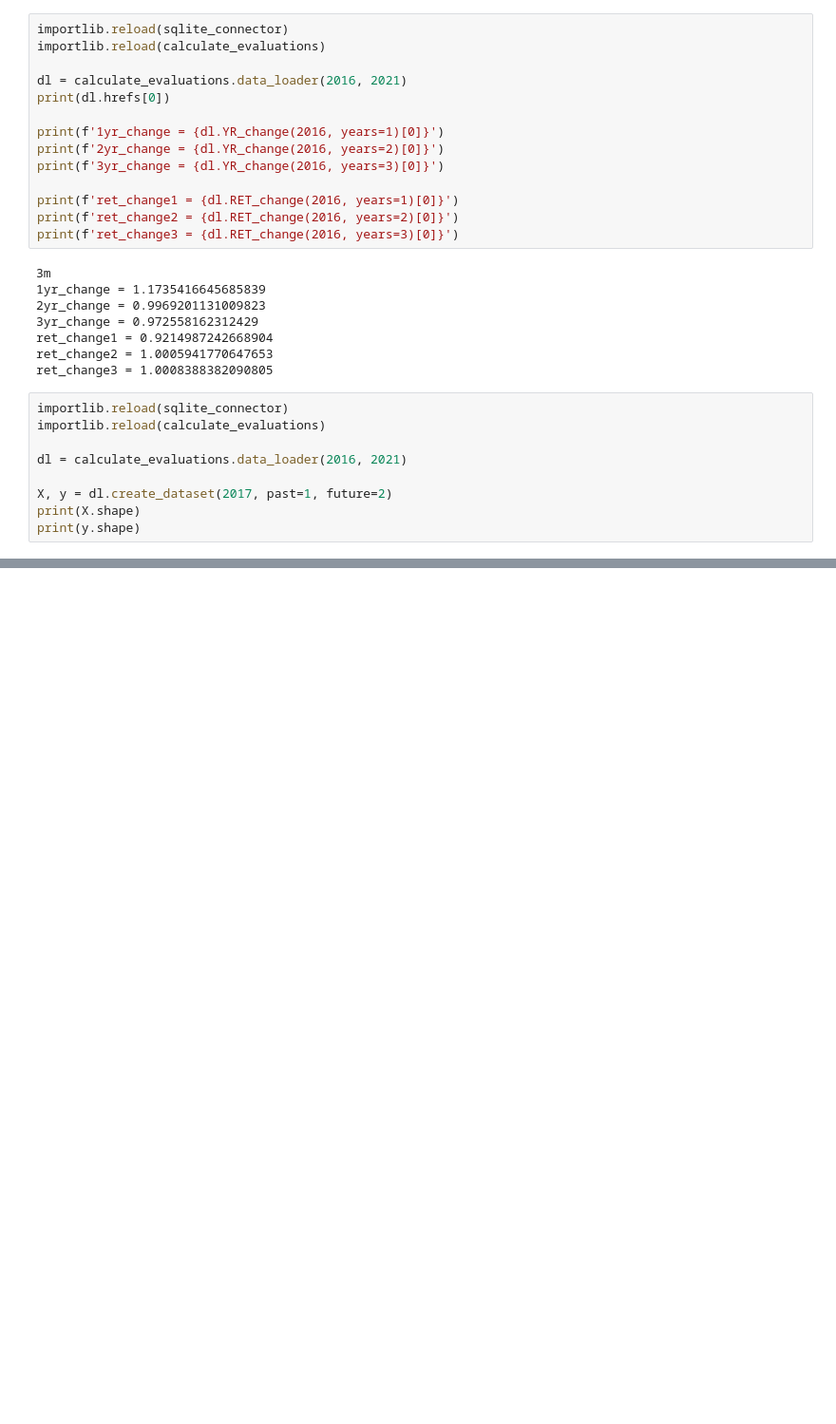
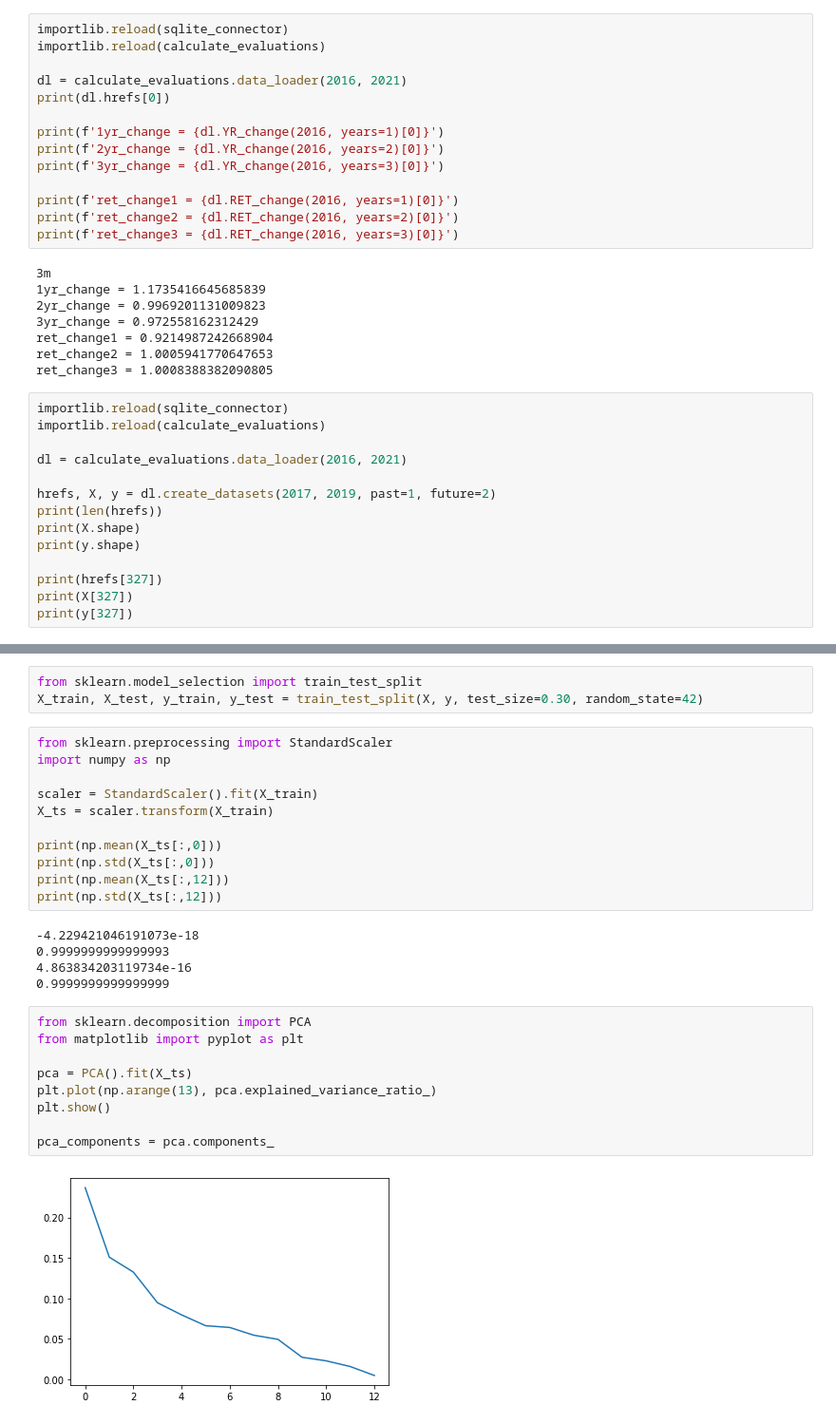
Before and after one commit to Michel150/stocks_machine_learning, a Jupyter notebook: model_creation/interactive.ipynb, the cells around one changed output, grey strips where cells are left out. Shown at 95% size. Cells and saved outputs as stored; diff of their text form; blank space fills up the shorter version.

Commit message:
trained_svr

```diff
--- a/model_creation/interactive.ipynb
+++ b/model_creation/interactive.ipynb
@@ -73,7 +60,12 @@ importlib.reload(calculate_evaluations)
 
 dl = calculate_evaluations.data_loader(2016, 2021)
 
-X, y = dl.create_dataset(2017, past=1, future=2)
+hrefs, X, y = dl.create_datasets(2017, 2019, past=1, future=2)
+print(len(hrefs))
 print(X.shape)
 print(y.shape)
+
+print(hrefs[327])
+print(X[327])
+print(y[327])
 # %% [output]
@@ -86,0 +93,30 @@ print(y.shape)
+# %%
+from sklearn.model_selection import train_test_split
+X_train, X_test, y_train, y_test = train_test_split(X, y, test_size=0.30, random_state=42)
+# %%
+from sklearn.preprocessing import StandardScaler
+import numpy as np
+
+scaler = StandardScaler().fit(X_train)
+X_ts = scaler.transform(X_train)
+
+print(np.mean(X_ts[:,0]))
+print(np.std(X_ts[:,0]))
+print(np.mean(X_ts[:,12]))
+print(np.std(X_ts[:,12]))
+# %% [output]
+-4.229421046191073e-18
+0.9999999999999993
+4.863834203119734e-16
+0.9999999999999999
+# %%
+from sklearn.decomposition import PCA
+from matplotlib import pyplot as plt
+
+pca = PCA().fit(X_ts)
+plt.plot(np.arange(13), pca.explained_variance_ratio_)
+plt.show()
+
+pca_components = pca.components_
+# %% [output]
+[figure, added]
```
Also changed, not shown: parts of 26 cells of this notebook, 2 other files.
